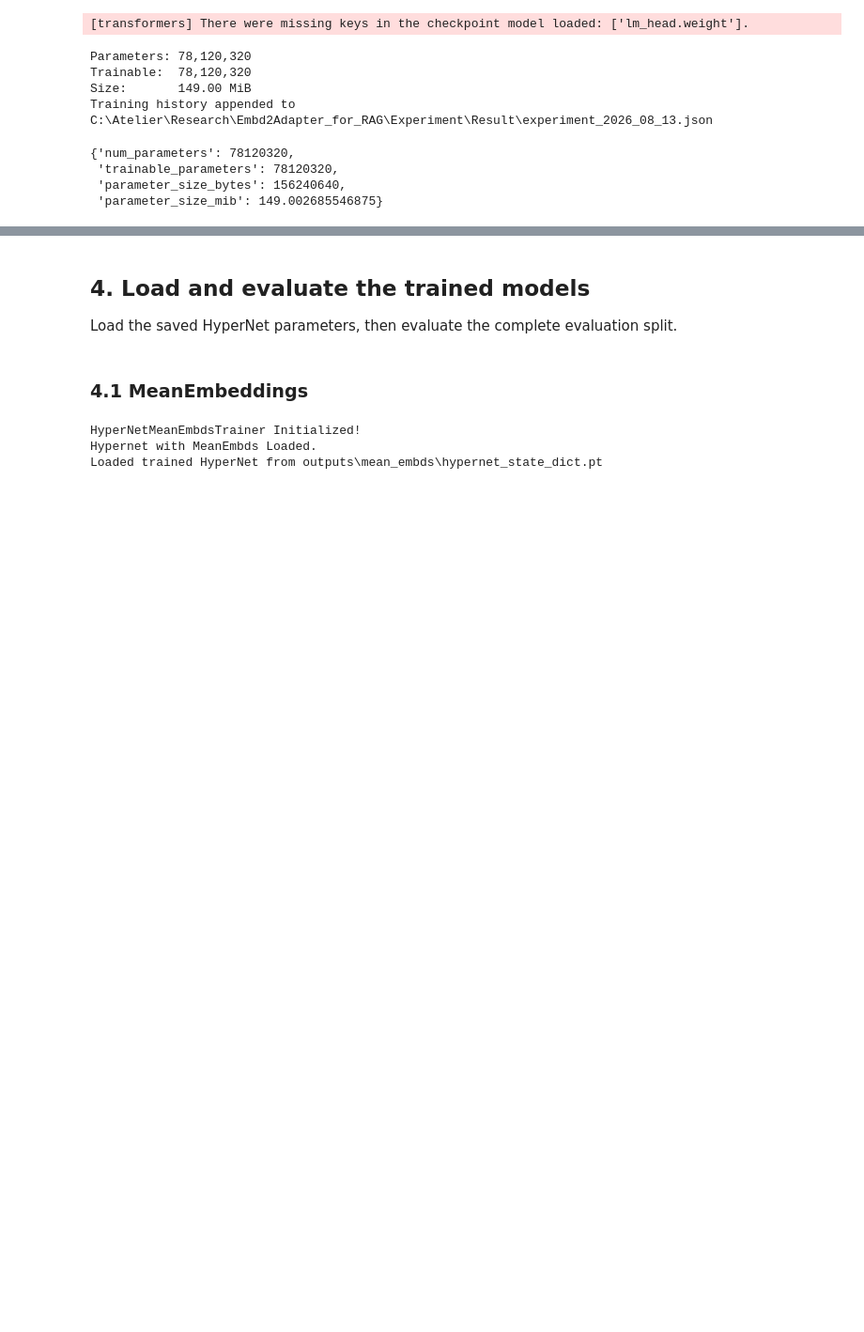
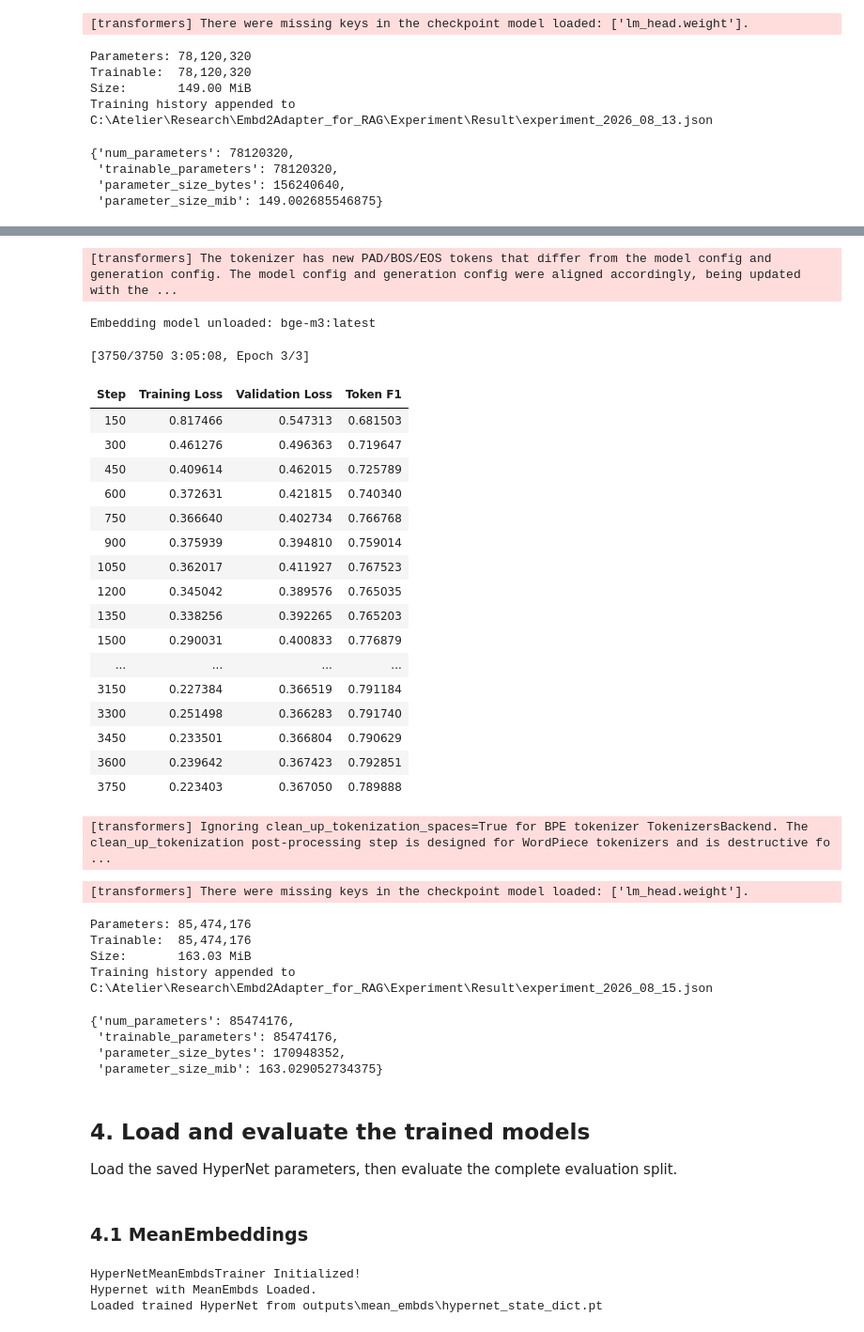
Before and after one commit to h2depot/Embedding2Adapter-for-RAG-using-SML, a Jupyter notebook: Notebooks/integrated_experiment.ipynb, the cells around one changed output, grey strips where cells are left out. Shown at 94% size. Drawn from its saved outputs; the diff is of its cells as text; code cells hidden in the pictures; blank space fills up the shorter version.

Commit message:
completed: FirstExperiment Finished

```diff
--- a/Notebooks/integrated_experiment.ipynb
+++ b/Notebooks/integrated_experiment.ipynb
@@ -264,0 +186,6 @@ Embedding model unloaded: bge-m3:latest
+# %%
+query_diff_pipeline = pipeline.use_embd2adapter("query_diff_pooling")
+query_diff_pipeline.hypernet_trainer.prepare_datasets()
+
+print(f"QueryDiffPooling train rows: {len(query_diff_pipeline.hypernet_trainer.train_ds):,}")
+print(f"QueryDiffPooling val rows:   {len(query_diff_pipeline.hypernet_trainer.val_ds):,}")
@@ -265,3 +219,37 @@ Embedding model unloaded: bge-m3:latest
+# %%
+query_diff_log_history, query_diff_hypernet_spec = query_diff_pipeline.train()
+query_diff_hypernet_spec
+# %% [output]
+[transformers] The tokenizer has new PAD/BOS/EOS tokens that differ from the model config and generation config. The model config and generation config were aligned accordingly, being updated with the ...
+Embedding model unloaded: bge-m3:latest
+[3750/3750 3:05:08, Epoch 3/3]
+| Step | Training Loss | Validation Loss | Token F1 |
+| 150 | 0.817466 | 0.547313 | 0.681503 |
+| 300 | 0.461276 | 0.496363 | 0.719647 |
+| 450 | 0.409614 | 0.462015 | 0.725789 |
+| 600 | 0.372631 | 0.421815 | 0.740340 |
+| 750 | 0.366640 | 0.402734 | 0.766768 |
+| 900 | 0.375939 | 0.394810 | 0.759014 |
+| 1050 | 0.362017 | 0.411927 | 0.767523 |
+| 1200 | 0.345042 | 0.389576 | 0.765035 |
+| 1350 | 0.338256 | 0.392265 | 0.765203 |
+| 1500 | 0.290031 | 0.400833 | 0.776879 |
+| ... | ... | ... | ... |
+| 3150 | 0.227384 | 0.366519 | 0.791184 |
+| 3300 | 0.251498 | 0.366283 | 0.791740 |
+| 3450 | 0.233501 | 0.366804 | 0.790629 |
+| 3600 | 0.239642 | 0.367423 | 0.792851 |
+| 3750 | 0.223403 | 0.367050 | 0.789888 |
+[transformers] Ignoring clean_up_tokenization_spaces=True for BPE tokenizer TokenizersBackend. The clean_up_tokenization post-processing step is designed for WordPiece tokenizers and is destructive fo ...
+[transformers] There were missing keys in the checkpoint model loaded: ['lm_head.weight'].
+Parameters: 85,474,176
+Trainable:  85,474,176
+Size:       163.03 MiB
+Training history appended to C:\Atelier\Research\Embd2Adapter_for_RAG\Experiment\Result\experiment_2026_08_15.json
+{'num_parameters': 85474176,
+ 'trainable_parameters': 85474176,
+ 'parameter_size_bytes': 170948352,
+ 'parameter_size_mib': 163.029052734375}
 # %% [markdown]
 ## 4. Load and evaluate the trained models
 
```
Also changed, not shown: parts of 11 cells of this notebook, 32 other files.
